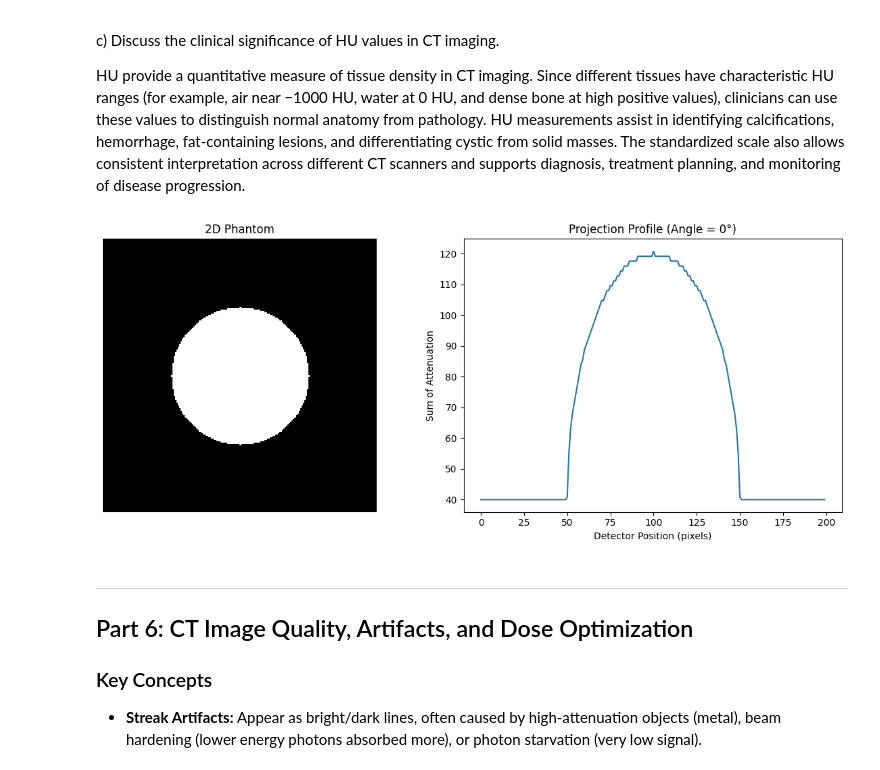
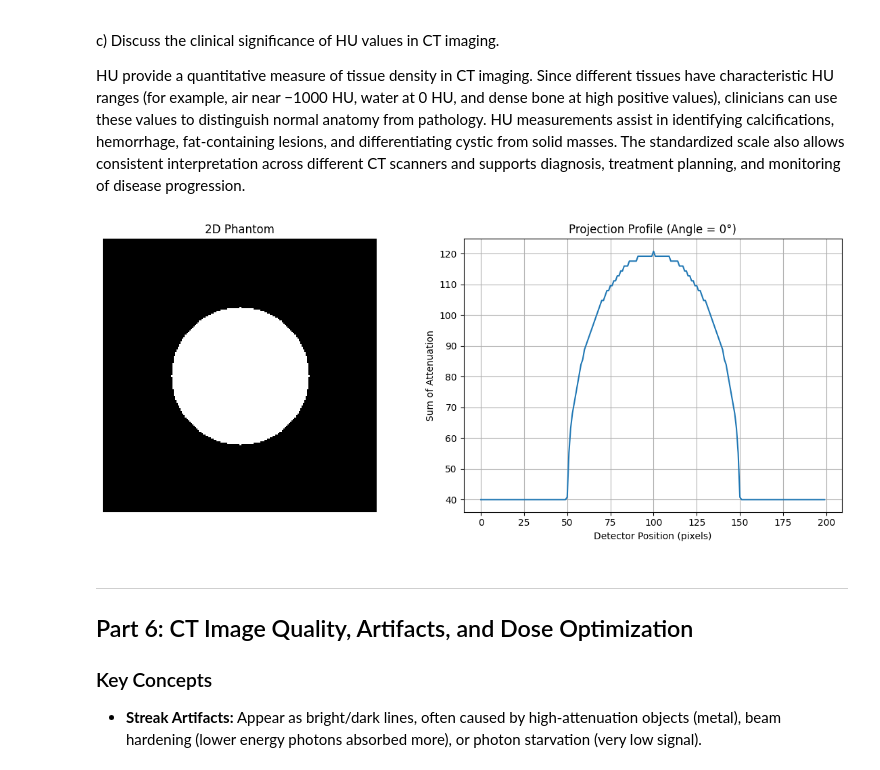
Before and after one commit to Gabi-Givelichian/BMEN509-623_Deliverable_2, a Jupyter notebook: deliverable-02-starter.ipynb, the cells around one changed output. Cells and saved outputs as stored; diff of their text form; code cells hidden in the pictures.

```diff
--- a/deliverable-02-starter.ipynb
+++ b/deliverable-02-starter.ipynb
@@ -714,34 +714,35 @@ angle_deg = 0  # 0 degrees = sum along columns
 # TODO: Create a 2D numpy array phantom with a circular region
 phantom = np.full((N, N), mu_background, dtype=float)
 y, x = np.ogrid[:N, :N]
 cx, cy = N // 2, N // 2
 mask = (x - cx)**2 + (y - cy)**2 <= radius**2
 phantom[mask] = mu_circle
 
 # TODO: Simulate the projection (sum of attenuation) at a given angle
 if angle_deg == 0:
     projection = np.sum(phantom, axis=0)
 elif angle_deg == 90:
     projection = np.sum(phantom, axis=1)
 else:
     projection = np.sum(phantom, axis=0)
 
 # TODO: Plot the phantom and its projection profile
 fig, axes = plt.subplots(1, 2, figsize=(12, 5))
 
 axes[0].imshow(phantom, cmap="gray", interpolation="nearest")
 axes[0].set_title("2D Phantom")
 axes[0].axis("off")
 
 axes[1].plot(projection)
 axes[1].set_title(f"Projection Profile (Angle = {angle_deg}°)")
 axes[1].set_xlabel("Detector Position (pixels)")
 axes[1].set_ylabel("Sum of Attenuation")
+axes[1].grid(True)  # <-- Added grid here
 
 plt.tight_layout()
 plt.show()
 # %% [output]
-[figure, old version]
+[figure, new version]
 # %% [markdown]
 ---
 
```
